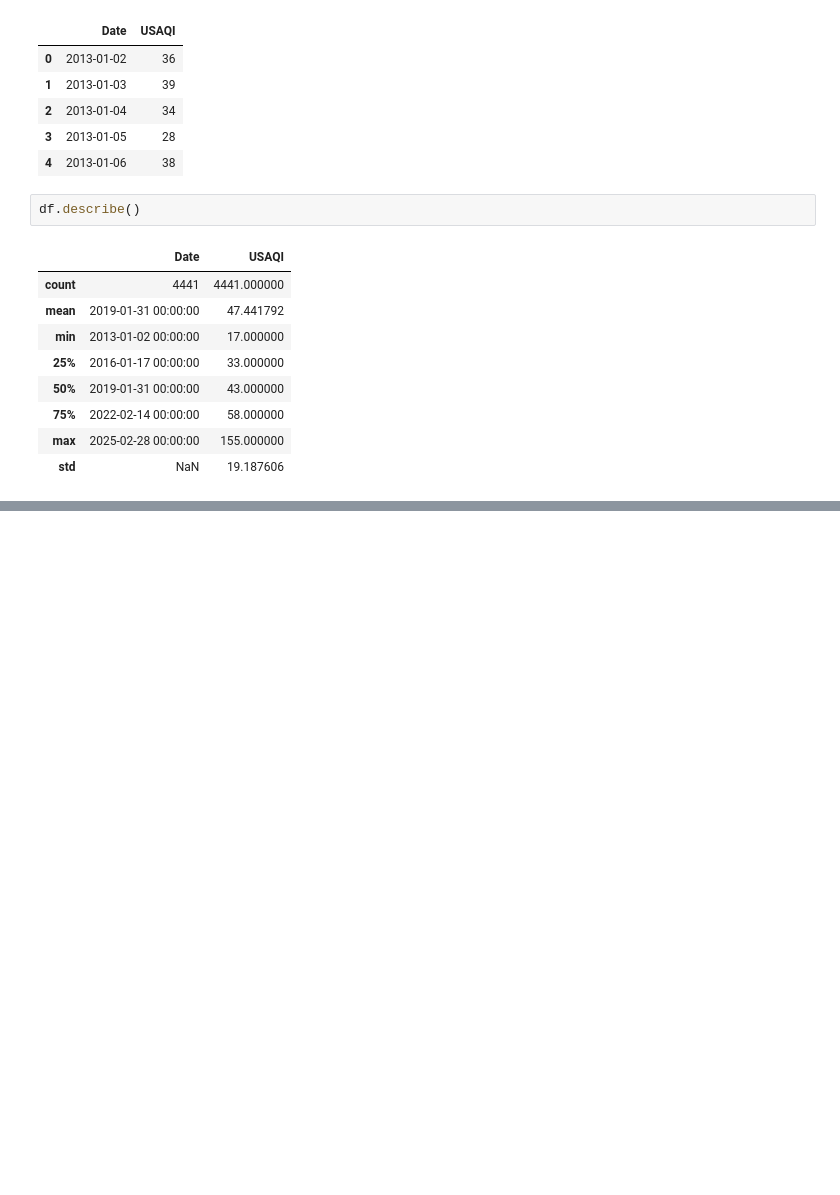
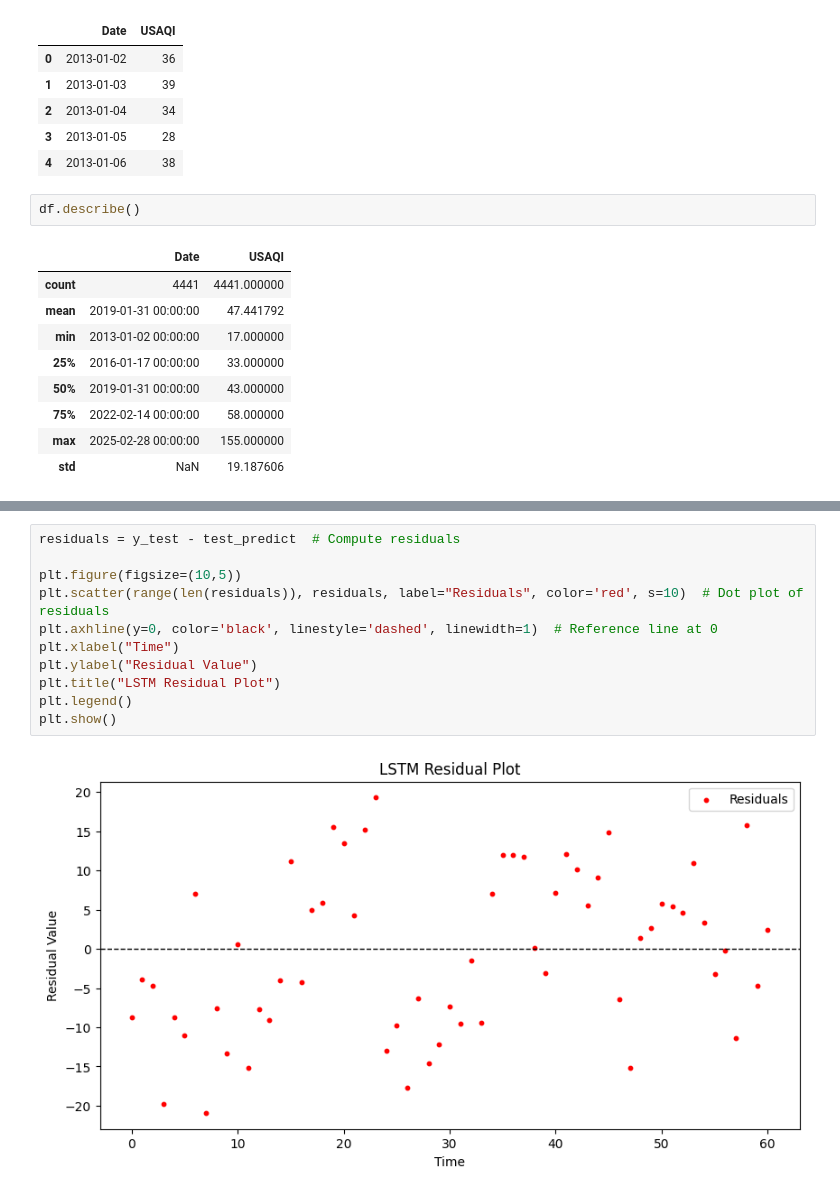
Before and after one commit to johnmelel/TimeSeries_AQI_Forecasting, a Jupyter notebook: LSTM_TS.ipynb, the cells around one changed output, grey strips where cells are left out. Saved outputs shown, nothing was run; the diff lists cells and outputs as text; blank space fills up the shorter version.

```diff
--- a/LSTM_TS.ipynb
+++ b/LSTM_TS.ipynb
@@ -150,3 +150,16 @@ plt.show()
+# %%
+residuals = y_test - test_predict  # Compute residuals
+
+plt.figure(figsize=(10,5))
+plt.scatter(range(len(residuals)), residuals, label="Residuals", color='red', s=10)  # Dot plot of residuals
+plt.axhline(y=0, color='black', linestyle='dashed', linewidth=1)  # Reference line at 0
+plt.xlabel("Time")
+plt.ylabel("Residual Value")
+plt.title("LSTM Residual Plot")
+plt.legend()
+plt.show()
+# %% [output]
+[figure, added]
 # %%
 # Calculate RMSE for train and test
 train_rmse = np.sqrt(mean_squared_error(y_train, train_predict))
```
Also changed, not shown: parts of 9 cells of this notebook, 2 other files.
